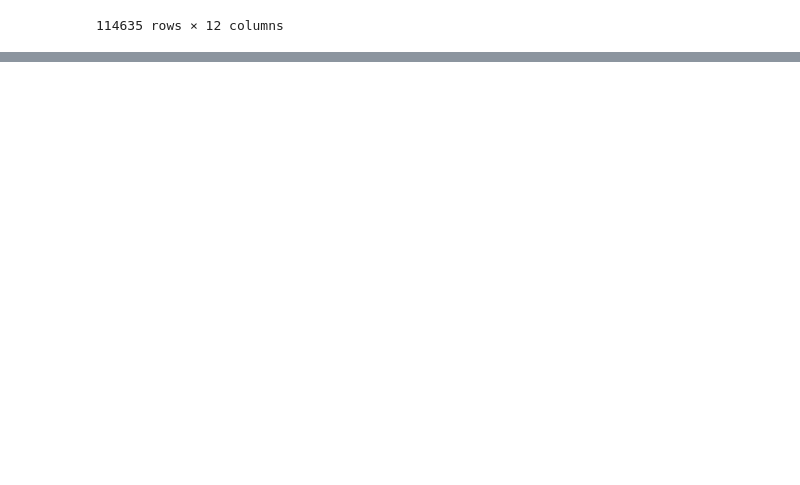
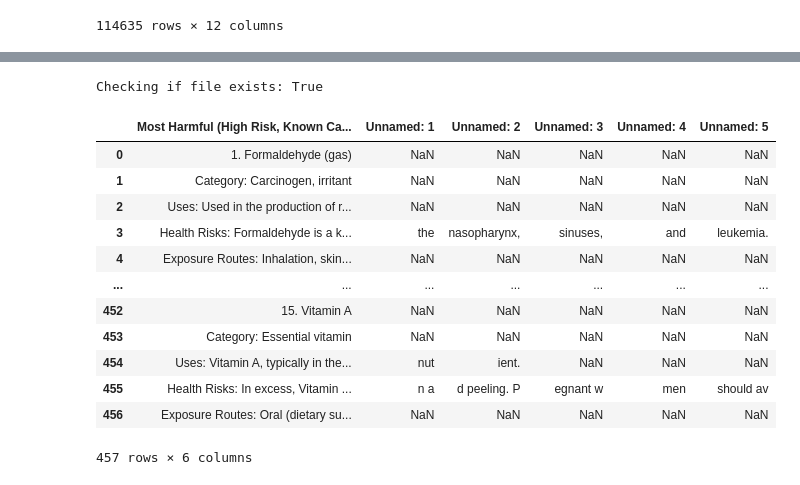
Before and after one commit to Sobia005/capstone_project, a Jupyter notebook: notebook/capstone_final_project.ipynb, the cells around one changed output, grey strips where cells are left out. Cells and saved outputs as stored; diff of their text form; code cells hidden in the pictures; blank space fills up the shorter version.

```diff
--- a/notebook/capstone_final_project.ipynb
+++ b/notebook/capstone_final_project.ipynb
@@ -360,0 +394,22 @@ max_idx_result
+# %%
+import os
+file_path = "../data/chemicals.txt"
+print("Checking if file exists:", os.path.exists(file_path))
+# %% [output]
+Checking if file exists: True
+# %%
+pd.read_fwf(file_path)
+# %% [output]
+|  | Most Harmful (High Risk, Known Ca... | Unnamed: 1 | Unnamed: 2 | Unnamed: 3 | Unnamed: 4 | Unnamed: 5 |
+| 0 | 1. Formaldehyde (gas) | NaN | NaN | NaN | NaN | NaN |
+| 1 | Category: Carcinogen, irritant | NaN | NaN | NaN | NaN | NaN |
+| 2 | Uses: Used in the production of r... | NaN | NaN | NaN | NaN | NaN |
+| 3 | Health Risks: Formaldehyde is a k... | the | nasopharynx, | sinuses, | and | leukemia. |
+| 4 | Exposure Routes: Inhalation, skin... | NaN | NaN | NaN | NaN | NaN |
+| ... | ... | ... | ... | ... | ... | ... |
+| 452 | 15. Vitamin A | NaN | NaN | NaN | NaN | NaN |
+| 453 | Category: Essential vitamin | NaN | NaN | NaN | NaN | NaN |
+| 454 | Uses: Vitamin A, typically in the... | nut | ient. | NaN | NaN | NaN |
+| 455 | Health Risks: In excess, Vitamin ... | n a | d peeling. P | egnant w | men | should av |
+| 456 | Exposure Routes: Oral (dietary su... | NaN | NaN | NaN | NaN | NaN |
+457 rows × 6 columns
```
Also changed, not shown: parts of 35 cells of this notebook, 5 other files.
